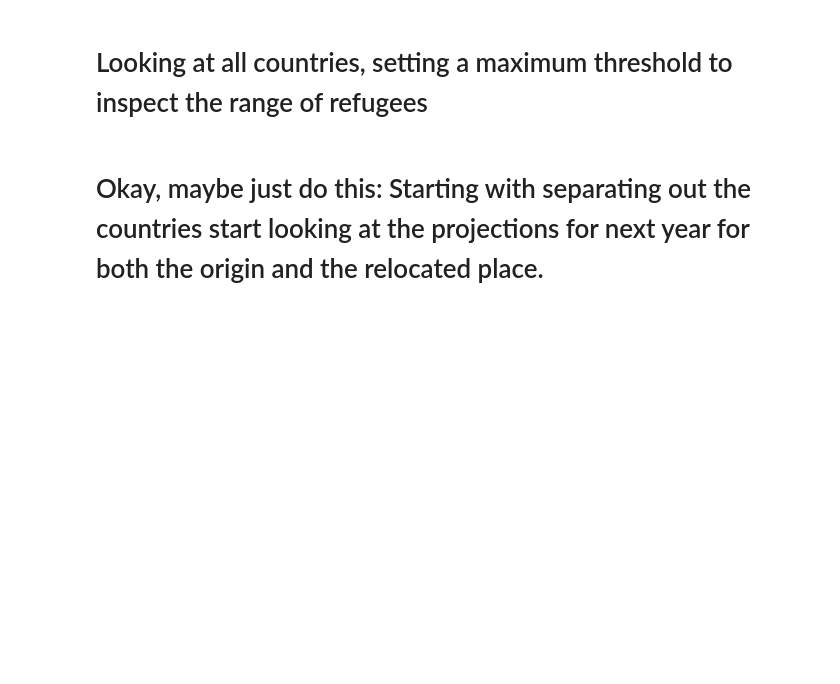
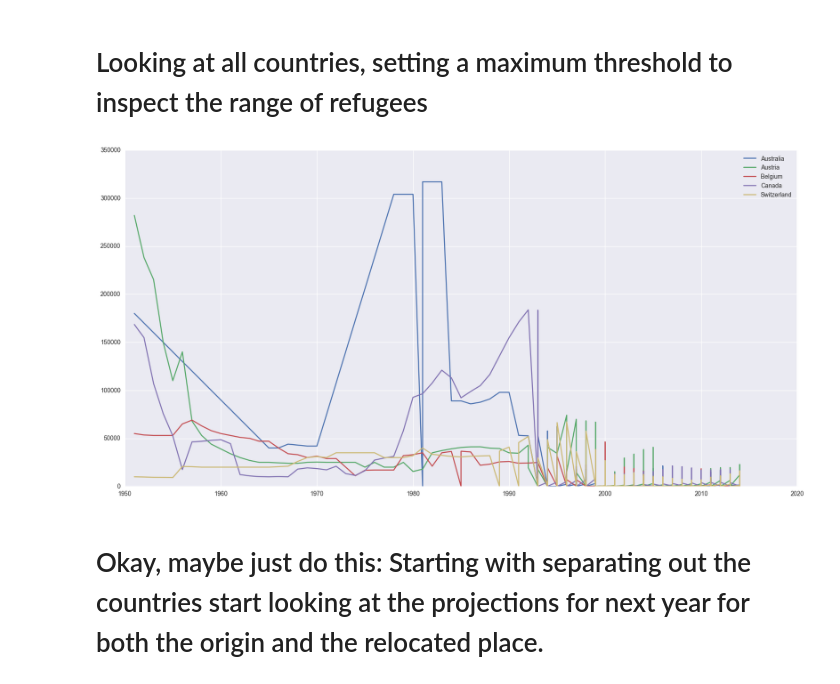
Before and after one commit to cwczarnik/Refugee_Study, a Jupyter notebook: REFUGEE.ipynb, the cells around one changed output. Saved outputs shown, nothing was run; the diff lists cells and outputs as text; code cells hidden in the pictures; blank space fills up the shorter version.

```diff
--- a/REFUGEE.ipynb
+++ b/REFUGEE.ipynb
@@ -6,5 +6,3 @@ import matplotlib.pyplot as plt
 import seaborn as sns
 # %% [markdown]
 ## Goal: PREDICT THE NUMBERS FOR EACH COUNTRIES REFUGEES
-# %%
-data= pd.read_csv('./data/UNdata_Export_20170204_232027222.csv',parse_dates=['Year'])
@@ -17,6 +8,0 @@ NameError: name 'data' is not defined
-# %%
-data.columns  = [u'Country or territory of asylum or residence',
-       u'Country or territory of origin', u'Year', u'Refugees',
-       u'Refugees assisted by UNHCR',
-       u'Total refugees and people in refugee-like situations',
-       u'Total refugees and people in refugee-like situations assisted by UNHCR']
@@ -25,2 +8,0 @@ NameError: name 'data' is not defined
-# %%
-data['Year'] = data['Year'].apply(lambda x: x.year)
@@ -31,2 +8,0 @@ NameError: name 'data' is not defined
-# %%
-data = data.dropna()
@@ -96,7 +30,9 @@ def plot_all_countries(data,threshold):
         else:
             break
 # %%
-plot_all_countries(data,500000)
+plot_all_countries(data_2,500000)
+# %% [output]
+[figure, added]
 # %% [markdown]
 # Okay, maybe just do this: Starting with separating out the countries start looking at the projections for next year for both the origin and the relocated place.
 # %% [markdown]
```
Also changed, not shown: parts of 44 cells of this notebook, 1 other file.
